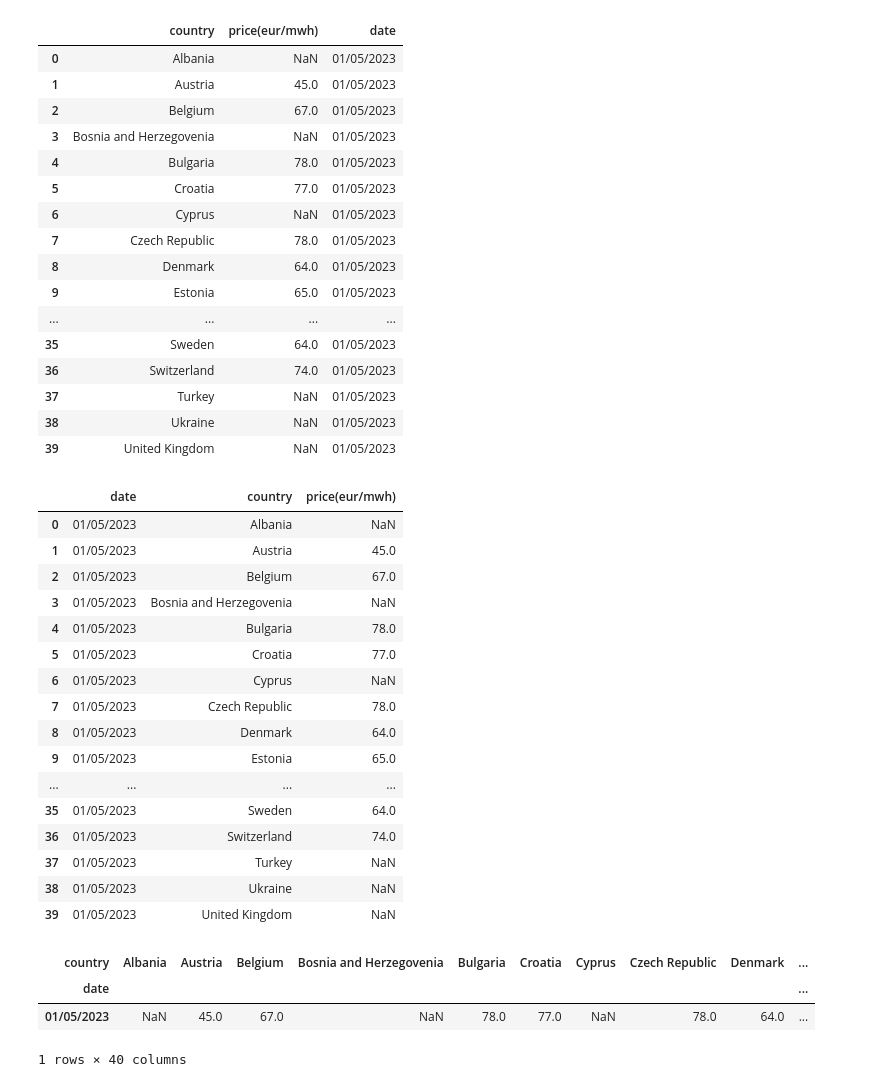
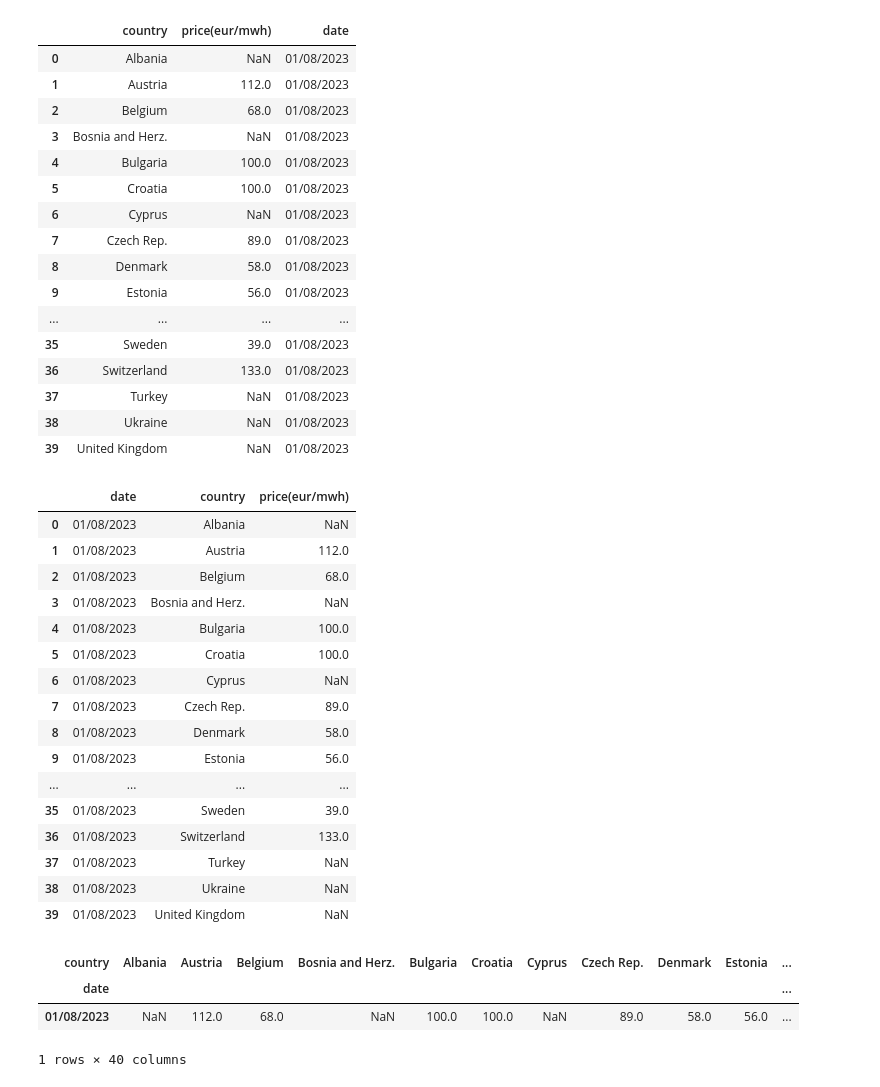
Before and after one commit to laurabejder/european_energy_prices, a Jupyter notebook: 3_reformatting_data.ipynb, the cells around one changed output. Cells and saved outputs as stored; diff of their text form; code cells hidden in the pictures.

```diff
--- a/3_reformatting_data.ipynb
+++ b/3_reformatting_data.ipynb
@@ -34,45 +34,45 @@ df1.to_csv('today_price_long.csv', index=True, header=True)
 # %%
-df = pd.read_csv('today_price_long.csv')
+df = pd.read_csv('data/today_price_long.csv')
 df['date'] = pd.to_datetime('today').strftime("%m/%d/%Y")
 df
 # %% [output]
 |  | country | price(eur/mwh) | date |
-| 0 | Albania | NaN | 01/05/2023 |
-| 1 | Austria | 45.0 | 01/05/2023 |
-| 2 | Belgium | 67.0 | 01/05/2023 |
-| 3 | Bosnia and Herzegovenia | NaN | 01/05/2023 |
-| 4 | Bulgaria | 78.0 | 01/05/2023 |
-| 5 | Croatia | 77.0 | 01/05/2023 |
-| 6 | Cyprus | NaN | 01/05/2023 |
-| 7 | Czech Republic | 78.0 | 01/05/2023 |
-| 8 | Denmark | 64.0 | 01/05/2023 |
-| 9 | Estonia | 65.0 | 01/05/2023 |
+| 0 | Albania | NaN | 01/08/2023 |
+| 1 | Austria | 112.0 | 01/08/2023 |
+| 2 | Belgium | 68.0 | 01/08/2023 |
+| 3 | Bosnia and Herz. | NaN | 01/08/2023 |
+| 4 | Bulgaria | 100.0 | 01/08/2023 |
+| 5 | Croatia | 100.0 | 01/08/2023 |
+| 6 | Cyprus | NaN | 01/08/2023 |
+| 7 | Czech Rep. | 89.0 | 01/08/2023 |
+| 8 | Denmark | 58.0 | 01/08/2023 |
+| 9 | Estonia | 56.0 | 01/08/2023 |
 | ... | ... | ... | ... |
-| 35 | Sweden | 64.0 | 01/05/2023 |
-| 36 | Switzerland | 74.0 | 01/05/2023 |
-| 37 | Turkey | NaN | 01/05/2023 |
-| 38 | Ukraine | NaN | 01/05/2023 |
-| 39 | United Kingdom | NaN | 01/05/2023 |
+| 35 | Sweden | 39.0 | 01/08/2023 |
+| 36 | Switzerland | 133.0 | 01/08/2023 |
+| 37 | Turkey | NaN | 01/08/2023 |
+| 38 | Ukraine | NaN | 01/08/2023 |
+| 39 | United Kingdom | NaN | 01/08/2023 |
 # %%
 #Reorganize them
 df1 = df[['date', 'country', 'price(eur/mwh)']]
 df1
 # %% [output]
 |  | date | country | price(eur/mwh) |
-| 0 | 01/05/2023 | Albania | NaN |
-| 1 | 01/05/2023 | Austria | 45.0 |
-| 2 | 01/05/2023 | Belgium | 67.0 |
-| 3 | 01/05/2023 | Bosnia and Herzegovenia | NaN |
-| 4 | 01/05/2023 | Bulgaria | 78.0 |
-| 5 | 01/05/2023 | Croatia | 77.0 |
-| 6 | 01/05/2023 | Cyprus | NaN |
-| 7 | 01/05/2023 | Czech Republic | 78.0 |
-| 8 | 01/05/2023 | Denmark | 64.0 |
-| 9 | 01/05/2023 | Estonia | 65.0 |
+| 0 | 01/08/2023 | Albania | NaN |
+| 1 | 01/08/2023 | Austria | 112.0 |
+| 2 | 01/08/2023 | Belgium | 68.0 |
+| 3 | 01/08/2023 | Bosnia and Herz. | NaN |
+| 4 | 01/08/2023 | Bulgaria | 100.0 |
+| 5 | 01/08/2023 | Croatia | 100.0 |
+| 6 | 01/08/2023 | Cyprus | NaN |
+| 7 | 01/08/2023 | Czech Rep. | 89.0 |
+| 8 | 01/08/2023 | Denmark | 58.0 |
+| 9 | 01/08/2023 | Estonia | 56.0 |
 | ... | ... | ... | ... |
-| 35 | 01/05/2023 | Sweden | 64.0 |
-| 36 | 01/05/2023 | Switzerland | 74.0 |
-| 37 | 01/05/2023 | Turkey | NaN |
-| 38 | 01/05/2023 | Ukraine | NaN |
-| 39 | 01/05/2023 | United Kingdom | NaN |
+| 35 | 01/08/2023 | Sweden | 39.0 |
+| 36 | 01/08/2023 | Switzerland | 133.0 |
+| 37 | 01/08/2023 | Turkey | NaN |
+| 38 | 01/08/2023 | Ukraine | NaN |
+| 39 | 01/08/2023 | United Kingdom | NaN |
 # %%
@@ -81,8 +81,8 @@ df1.to_csv("prices_long.csv", mode='a', index=True, header=False)
 df2 = df1.pivot_table(index = 'date', columns = 'country', values = 'price(eur/mwh)', aggfunc = np.mean, dropna=False)
 df2
 # %% [output]
-| country | Albania | Austria | Belgium | Bosnia and Herzegovenia | Bulgaria | Croatia | Cyprus | Czech Republic | Denmark | ... |
-| date |  |  |  |  |  |  |  |  |  | ... |
-| 01/05/2023 | NaN | 45.0 | 67.0 | NaN | 78.0 | 77.0 | NaN | 78.0 | 64.0 | ... |
+| country | Albania | Austria | Belgium | Bosnia and Herz. | Bulgaria | Croatia | Cyprus | Czech Rep. | Denmark | Estonia | ... |
+| date |  |  |  |  |  |  |  |  |  |  | ... |
+| 01/08/2023 | NaN | 112.0 | 68.0 | NaN | 100.0 | 100.0 | NaN | 89.0 | 58.0 | 56.0 | ... |
 1 rows × 40 columns
 # %%
```
Also changed, not shown: parts of 10 cells of this notebook.
